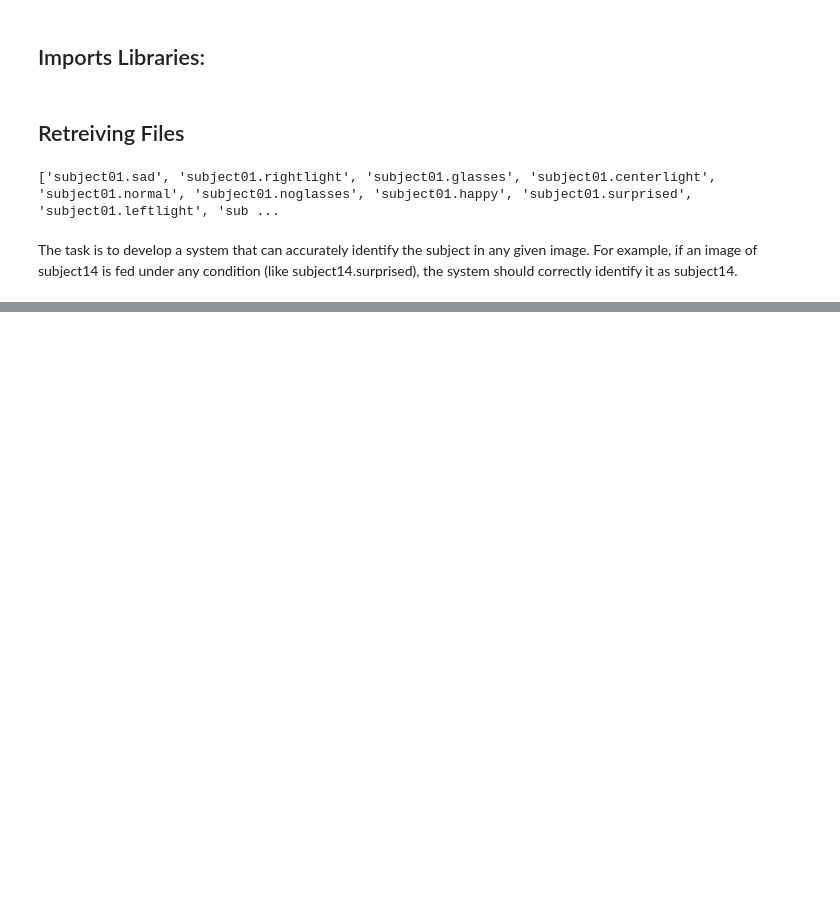
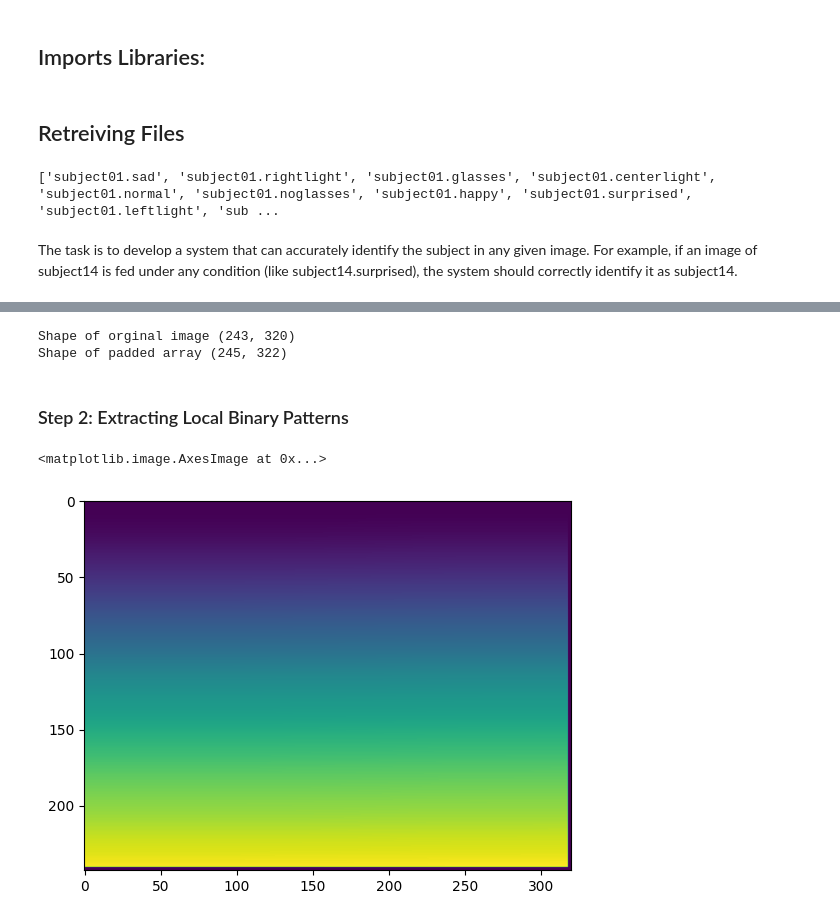
Before and after one commit to sinhajiya/Face_Recognition_from_Features_using_Yale_Face_Database, a Jupyter notebook: main.ipynb, the cells around one changed output, grey strips where cells are left out. Saved outputs shown, nothing was run; the diff lists cells and outputs as text; code cells hidden in the pictures; blank space fills up the shorter version.

```diff
--- a/main.ipynb
+++ b/main.ipynb
@@ -57,0 +73,10 @@ The task is to develop a system that can accurately identify the subject in any
+# %%
+def padding(img):
+    (h,w) = (img.shape)
+    p = np.zeros((h+2,w+2))
+    for i in range(0,h):
+        for j in range(0,w):
+            p[i+1][j+1]=img[i][j]
+    return p
+# %%
+padded_im = padding(img_ndarray)
@@ -57,0 +103,42 @@ The task is to develop a system that can accurately identify the subject in any
+# %%
+print(f"Shape of orginal image {img_ndarray.shape} \nShape of padded array {padded_im.shape}")
+# %% [output]
+Shape of orginal image (243, 320)
+Shape of padded array (245, 322)
+# %% [markdown]
+### Step 2: Extracting Local Binary Patterns
+# %%
+def LBP(padded_img,img_ndarray):
+    (ih,iw) = img_ndarray.shape
+    lbp_image = np.zeros((ih,iw))
+    neighborhood = [(-1, -1), (-1, 0), (-1, 1), (0, 1), (1, 1), (1, 0), (1, -1),(0,-1)]
+    total = 0
+    k = 0
+    (pw,ph) = padded_img.shape
+    for i in range (1, ph-1):
+        for j in range (1,pw-1):
+            center = padded_img[i][j]
+            k=0
+            for x, y in neighborhood:
+                neighbor_pixel = padded_img[i + x, j + y]
+
+                if (center > neighbor_pixel):
+                    binary_code = 1
+                else:
+                    binary_code = 0
+
+                total += int(pow(2,k)) * binary_code
+                k+=1
+
+
+            lbp_image[i - 1, j - 1] = total
+
+    return lbp_image
+# %%
+lbp = LBP(padded_im,img_ndarray)
+# %%
+padded_image = Image.fromarray(lbp)
+plt.imshow(lbp)
+# %% [output]
+<matplotlib.image.AxesImage at 0x...>
+[figure, added]
```
Also changed, not shown: parts of 11 cells of this notebook.
